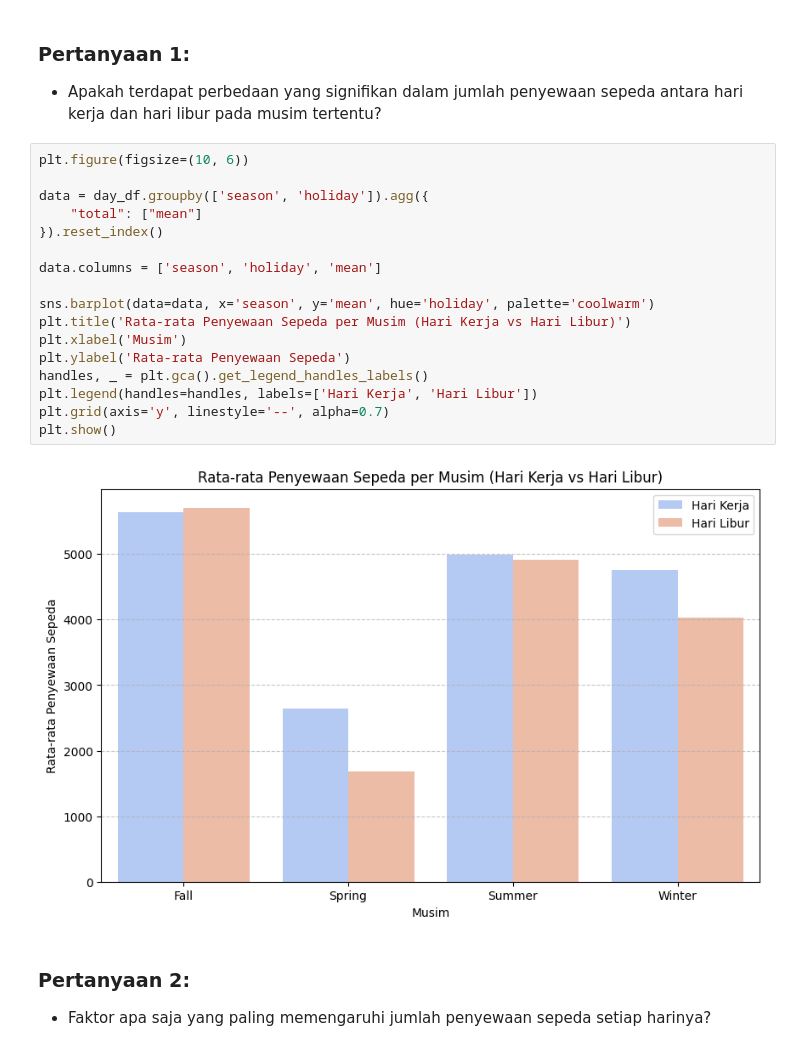
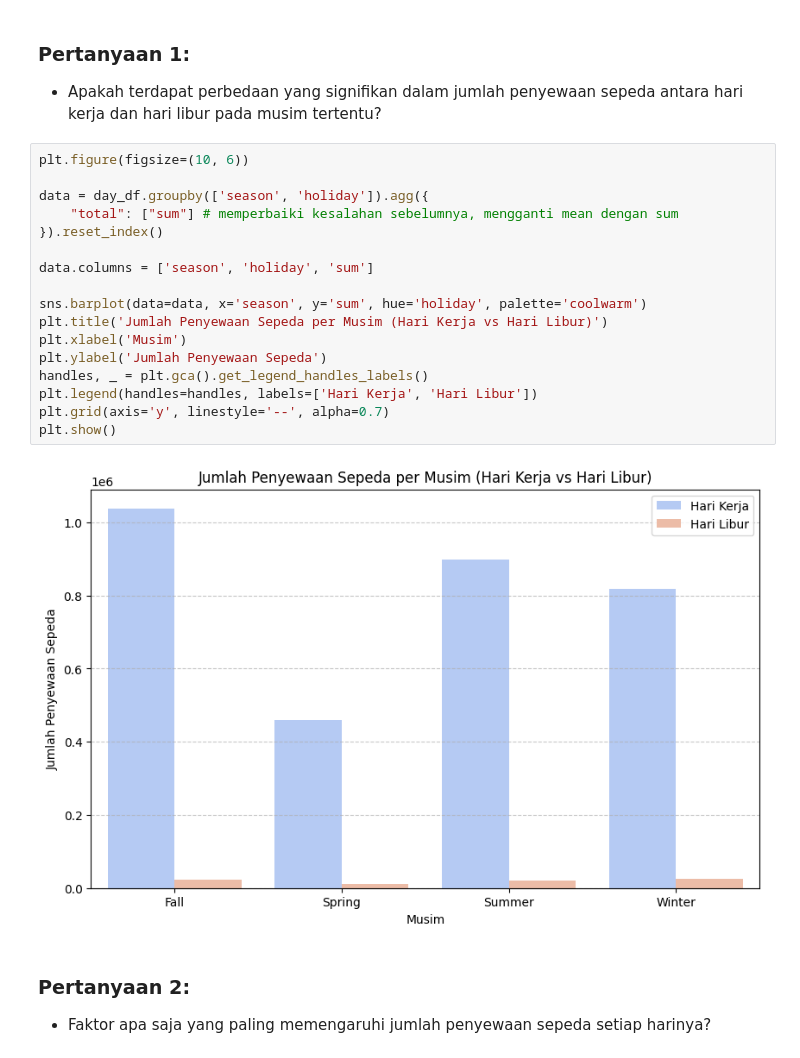
Before and after one commit to aryaulyakrisna/Bike-Sharing-Analysis, a Jupyter notebook: notebook.ipynb, the cells around one changed output. Drawn from its saved outputs; the diff is of its cells as text.

```diff
--- a/notebook.ipynb
+++ b/notebook.ipynb
@@ -568,22 +567,22 @@ Name: count, dtype: int64
 # %%
 plt.figure(figsize=(10, 6))
 
 data = day_df.groupby(['season', 'holiday']).agg({
-    "total": ["mean"]
+    "total": ["sum"] # memperbaiki kesalahan sebelumnya, mengganti mean dengan sum
 }).reset_index()
 
-data.columns = ['season', 'holiday', 'mean']
+data.columns = ['season', 'holiday', 'sum']
 
-sns.barplot(data=data, x='season', y='mean', hue='holiday', palette='coolwarm')
-plt.title('Rata-rata Penyewaan Sepeda per Musim (Hari Kerja vs Hari Libur)')
+sns.barplot(data=data, x='season', y='sum', hue='holiday', palette='coolwarm')
+plt.title('Jumlah Penyewaan Sepeda per Musim (Hari Kerja vs Hari Libur)')
 plt.xlabel('Musim')
-plt.ylabel('Rata-rata Penyewaan Sepeda')
+plt.ylabel('Jumlah Penyewaan Sepeda')
 handles, _ = plt.gca().get_legend_handles_labels()
 plt.legend(handles=handles, labels=['Hari Kerja', 'Hari Libur'])
 plt.grid(axis='y', linestyle='--', alpha=0.7)
 plt.show()
 # %% [output]
-[figure, old version]
+[figure, new version]
 # %% [markdown]
 ### Pertanyaan 2:
 - Faktor apa saja yang paling memengaruhi jumlah penyewaan sepeda setiap harinya?
```
Also changed, not shown: parts of 9 cells of this notebook, 4 other files.
